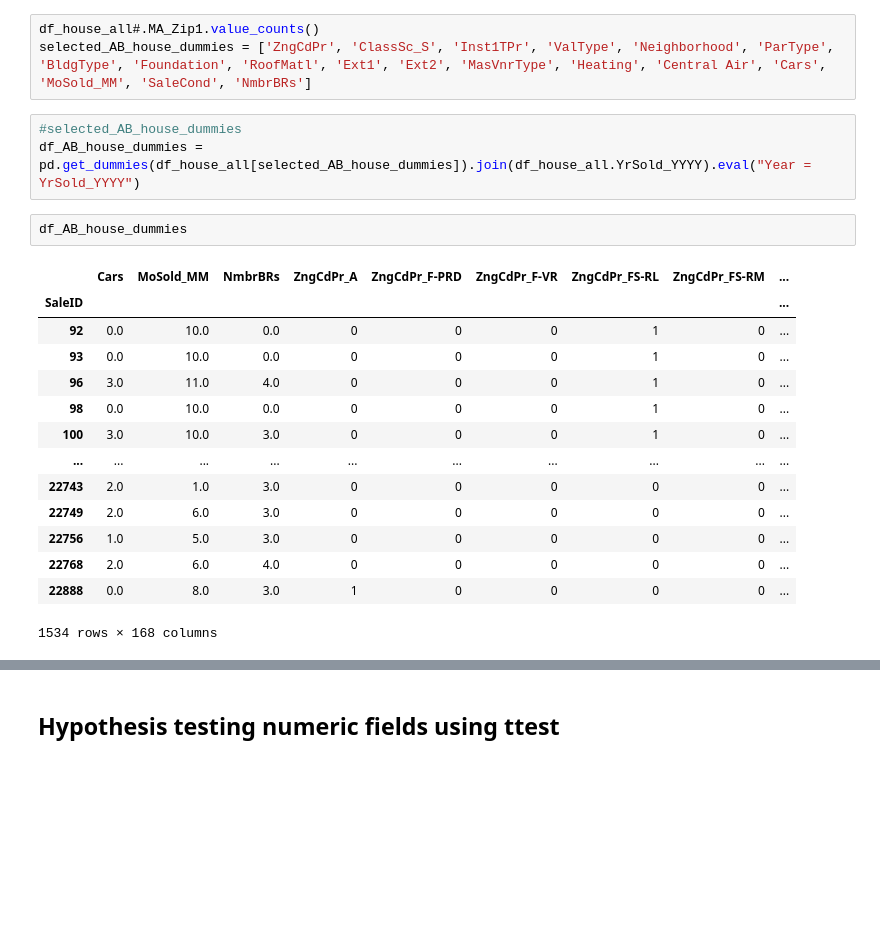
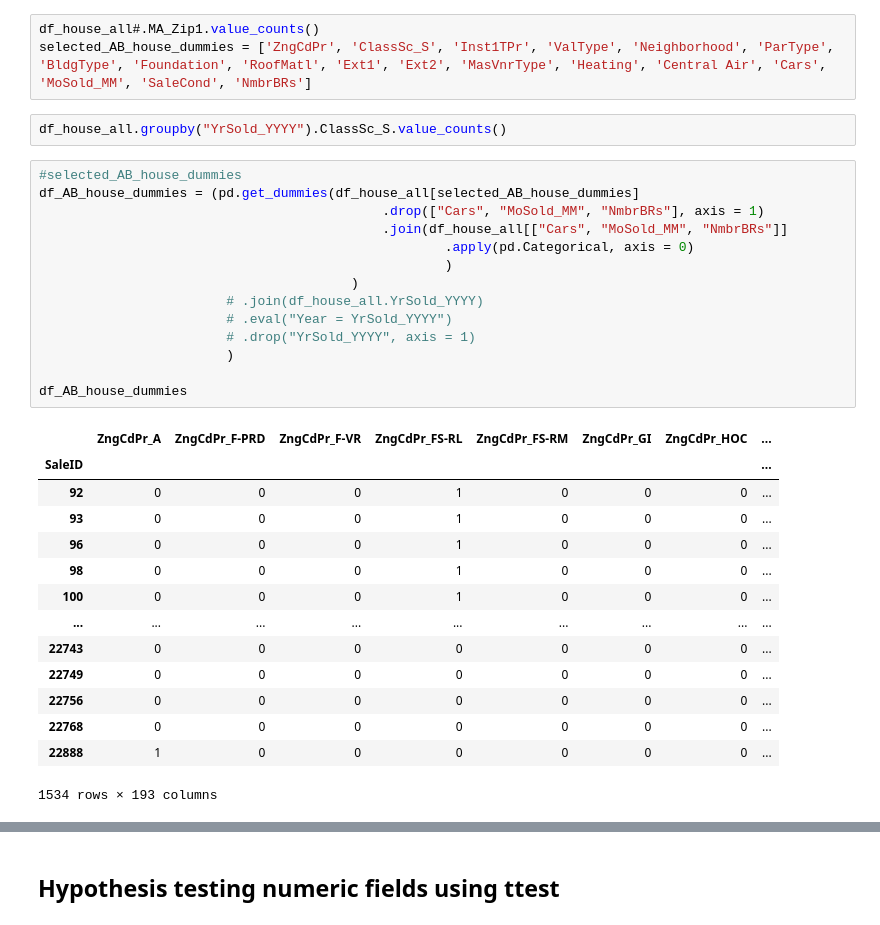
Before and after one commit to lelandjmurrin/Ames_Housing_Project, a Jupyter notebook: Ames_Project_Testing.ipynb, the cells around one changed output, grey strips where cells are left out. Drawn from its saved outputs; the diff is of its cells as text; blank space fills up the shorter version.

```diff
--- a/Ames_Project_Testing.ipynb
+++ b/Ames_Project_Testing.ipynb
@@ -17,23 +17,34 @@ df_house_all = df_house2019.append(df_house2021).set_index("SaleID")
 # %%
 df_house_all#.MA_Zip1.value_counts()
 selected_AB_house_dummies = ['ZngCdPr', 'ClassSc_S', 'Inst1TPr', 'ValType', 'Neighborhood', 'ParType', 'BldgType', 'Foundation', 'RoofMatl', 'Ext1', 'Ext2', 'MasVnrType', 'Heating', 'Central Air', 'Cars', 'MoSold_MM', 'SaleCond', 'NmbrBRs']
+# %%
+df_house_all.groupby("YrSold_YYYY").ClassSc_S.value_counts()
 # %%
 #selected_AB_house_dummies
-df_AB_house_dummies = pd.get_dummies(df_house_all[selected_AB_house_dummies]).join(df_house_all.YrSold_YYYY).eval("Year = YrSold_YYYY")
+df_AB_house_dummies = (pd.get_dummies(df_house_all[selected_AB_house_dummies]
+                                            .drop(["Cars", "MoSold_MM", "NmbrBRs"], axis = 1)
+                                            .join(df_house_all[["Cars", "MoSold_MM", "NmbrBRs"]]
+                                                    .apply(pd.Categorical, axis = 0)
+                                                    )
+                                        )
+                        # .join(df_house_all.YrSold_YYYY)
+                        # .eval("Year = YrSold_YYYY")
+                        # .drop("YrSold_YYYY", axis = 1)
+                        )
+
+df_AB_house_dummies
+# %% [output]
+|  | ZngCdPr_A | ZngCdPr_F-PRD | ZngCdPr_F-VR | ZngCdPr_FS-RL | ZngCdPr_FS-RM | ZngCdPr_GI | ZngCdPr_HOC | ... |
+| SaleID |  |  |  |  |  |  |  | ... |
+| 92 | 0 | 0 | 0 | 1 | 0 | 0 | 0 | ... |
+| 93 | 0 | 0 | 0 | 1 | 0 | 0 | 0 | ... |
+| 96 | 0 | 0 | 0 | 1 | 0 | 0 | 0 | ... |
+| 98 | 0 | 0 | 0 | 1 | 0 | 0 | 0 | ... |
+| 100 | 0 | 0 | 0 | 1 | 0 | 0 | 0 | ... |
+| ... | ... | ... | ... | ... | ... | ... | ... | ... |
+| 22743 | 0 | 0 | 0 | 0 | 0 | 0 | 0 | ... |
+| 22749 | 0 | 0 | 0 | 0 | 0 | 0 | 0 | ... |
+| 22756 | 0 | 0 | 0 | 0 | 0 | 0 | 0 | ... |
+| 22768 | 0 | 0 | 0 | 0 | 0 | 0 | 0 | ... |
+| 22888 | 1 | 0 | 0 | 0 | 0 | 0 | 0 | ... |
+1534 rows × 193 columns
-# %%
-df_AB_house_dummies
-# %% [output]
-|  | Cars | MoSold_MM | NmbrBRs | ZngCdPr_A | ZngCdPr_F-PRD | ZngCdPr_F-VR | ZngCdPr_FS-RL | ZngCdPr_FS-RM | ... |
-| SaleID |  |  |  |  |  |  |  |  | ... |
-| 92 | 0.0 | 10.0 | 0.0 | 0 | 0 | 0 | 1 | 0 | ... |
-| 93 | 0.0 | 10.0 | 0.0 | 0 | 0 | 0 | 1 | 0 | ... |
-| 96 | 3.0 | 11.0 | 4.0 | 0 | 0 | 0 | 1 | 0 | ... |
-| 98 | 0.0 | 10.0 | 0.0 | 0 | 0 | 0 | 1 | 0 | ... |
-| 100 | 3.0 | 10.0 | 3.0 | 0 | 0 | 0 | 1 | 0 | ... |
-| ... | ... | ... | ... | ... | ... | ... | ... | ... | ... |
-| 22743 | 2.0 | 1.0 | 3.0 | 0 | 0 | 0 | 0 | 0 | ... |
-| 22749 | 2.0 | 6.0 | 3.0 | 0 | 0 | 0 | 0 | 0 | ... |
-| 22756 | 1.0 | 5.0 | 3.0 | 0 | 0 | 0 | 0 | 0 | ... |
-| 22768 | 2.0 | 6.0 | 4.0 | 0 | 0 | 0 | 0 | 0 | ... |
-| 22888 | 0.0 | 8.0 | 3.0 | 1 | 0 | 0 | 0 | 0 | ... |
-1534 rows × 168 columns
```
Also changed, not shown: parts of 11 cells of this notebook.
